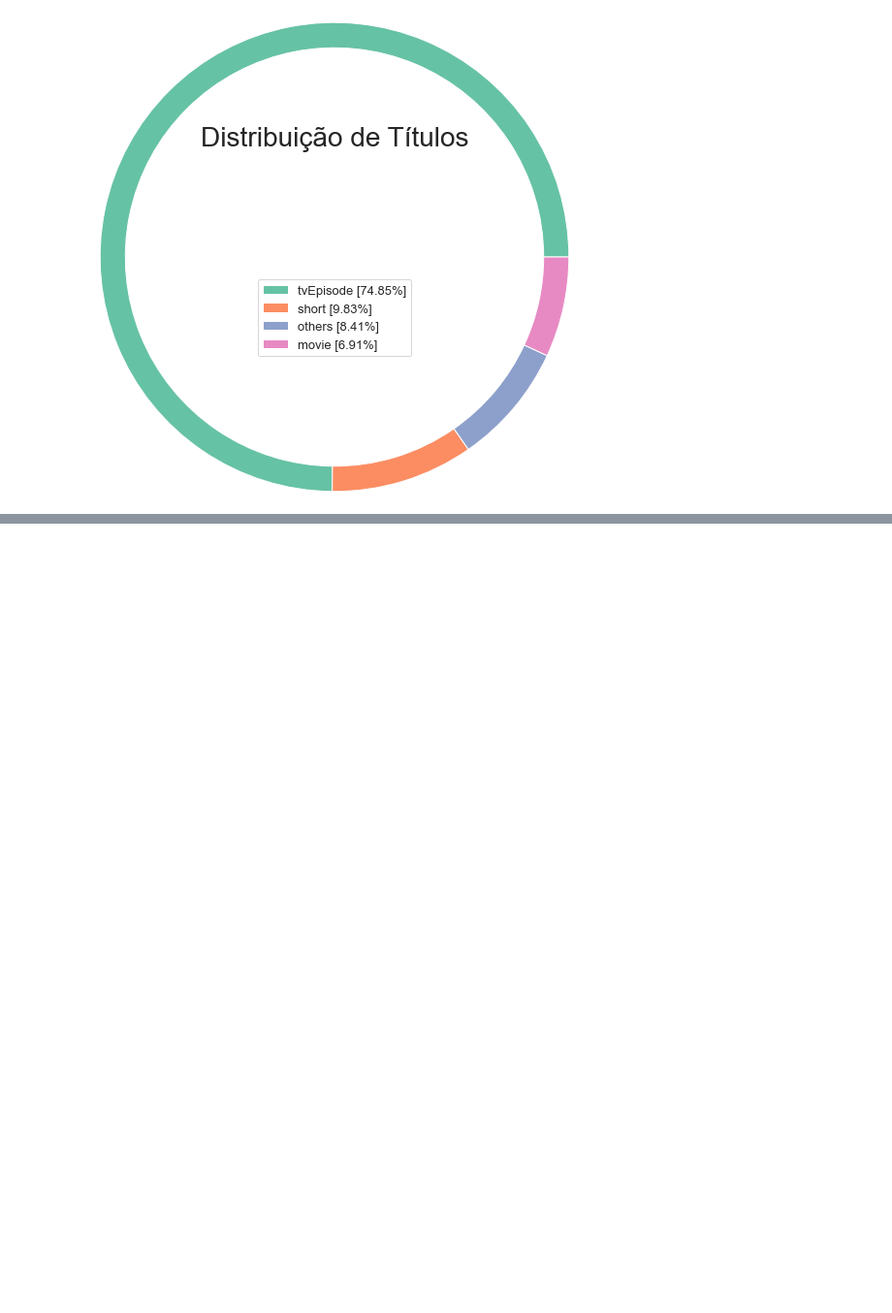
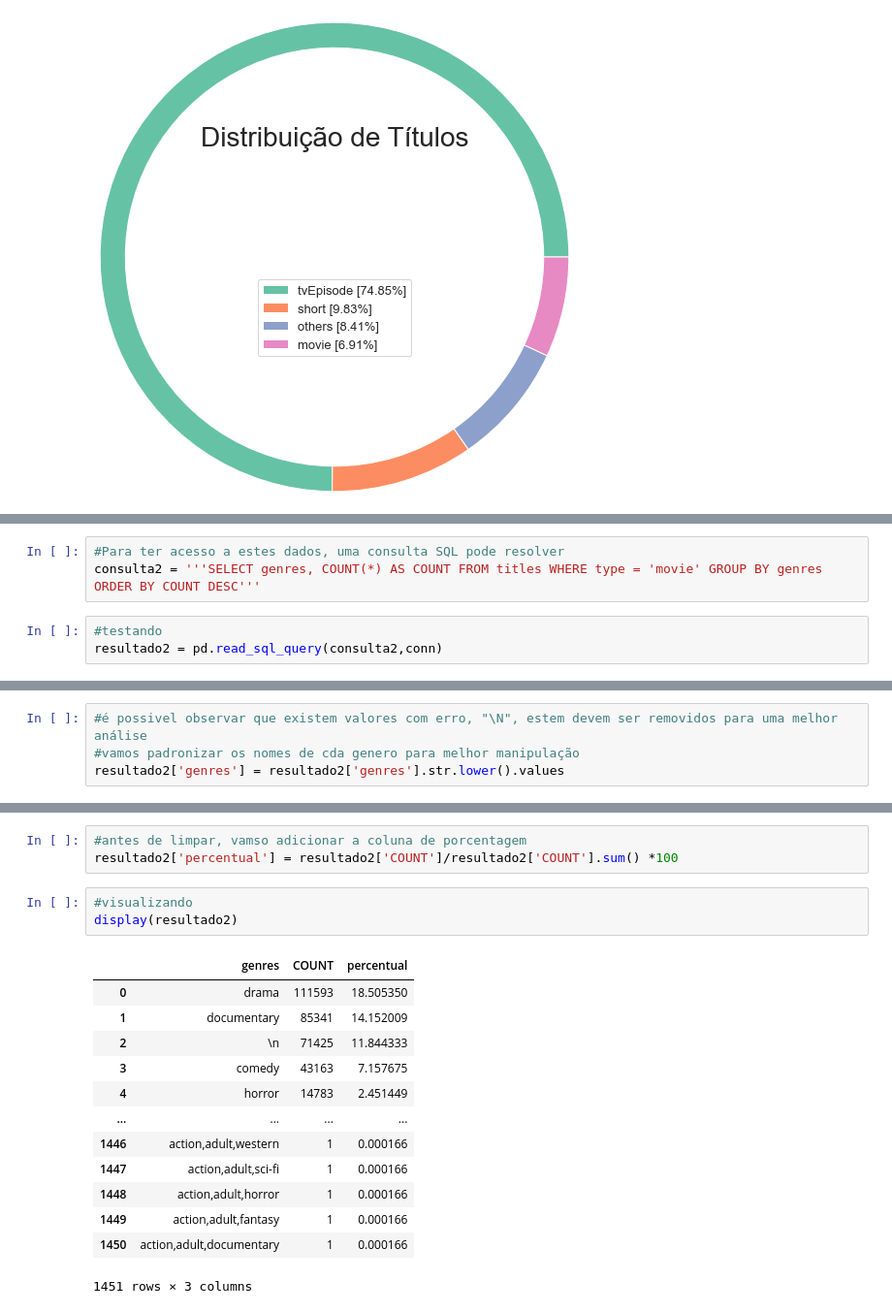
Before and after one commit to BrunoOMelo/Project01-PythonAnalytics, a Jupyter notebook: project_analytics.ipynb, the cells around one changed output, grey strips where cells are left out. Shown: that part at 97% size. Drawn from its saved outputs; the diff is of its cells as text; blank space fills up the shorter version.

```diff
--- a/project_analytics.ipynb
+++ b/project_analytics.ipynb
@@ -288,0 +291,6 @@ plt.show
+# %%
+#Para ter acesso a estes dados, uma consulta SQL pode resolver
+consulta2 = '''SELECT genres, COUNT(*) AS COUNT FROM titles WHERE type = 'movie' GROUP BY genres ORDER BY COUNT DESC'''
+# %%
+#testando
+resultado2 = pd.read_sql_query(consulta2,conn)
@@ -288,0 +314,4 @@ plt.show
+# %%
+#é possivel observar que existem valores com erro, "\N", estem devem ser removidos para uma melhor análise
+#vamos padronizar os nomes de cda genero para melhor manipulação
+resultado2['genres'] = resultado2['genres'].str.lower().values
@@ -288,0 +335,20 @@ plt.show
+# %%
+#antes de limpar, vamso adicionar a coluna de porcentagem
+resultado2['percentual'] = resultado2['COUNT']/resultado2['COUNT'].sum() *100
+# %%
+#visualizando
+display(resultado2)
+# %% [output]
+|  | genres | COUNT | percentual |
+| 0 | drama | 111593 | 18.505350 |
+| 1 | documentary | 85341 | 14.152009 |
+| 2 | \n | 71425 | 11.844333 |
+| 3 | comedy | 43163 | 7.157675 |
+| 4 | horror | 14783 | 2.451449 |
+| ... | ... | ... | ... |
+| 1446 | action,adult,western | 1 | 0.000166 |
+| 1447 | action,adult,sci-fi | 1 | 0.000166 |
+| 1448 | action,adult,horror | 1 | 0.000166 |
+| 1449 | action,adult,fantasy | 1 | 0.000166 |
+| 1450 | action,adult,documentary | 1 | 0.000166 |
+1451 rows × 3 columns
```
Also changed, not shown: parts of 17 cells of this notebook, 1 other file.
